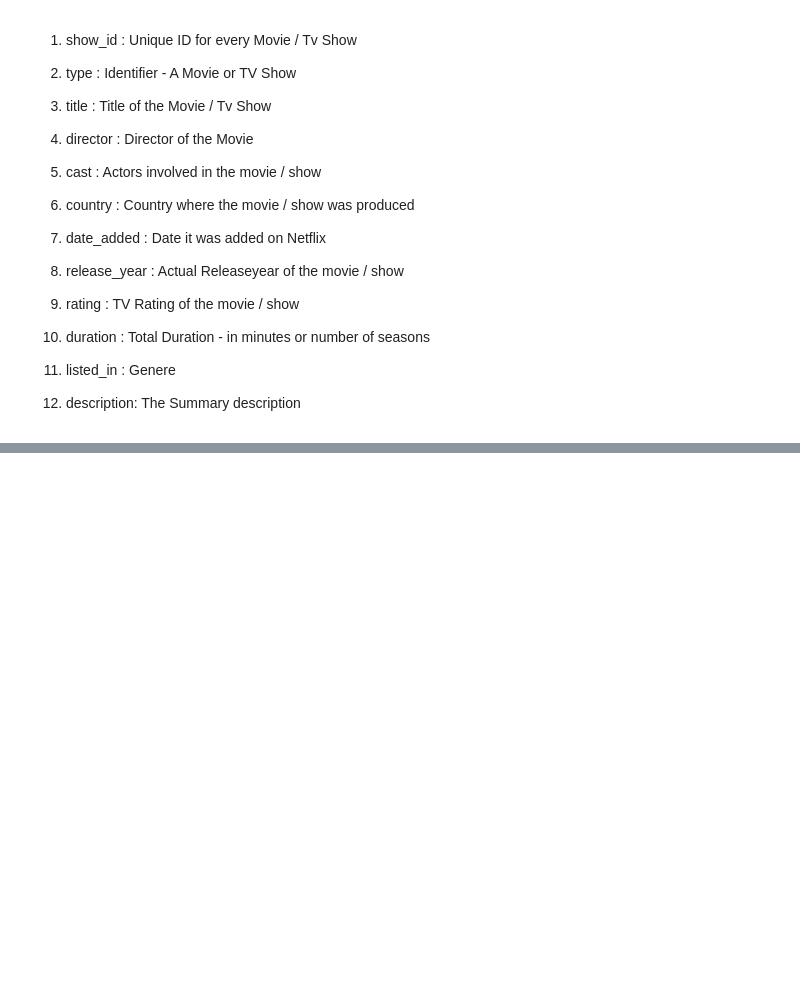
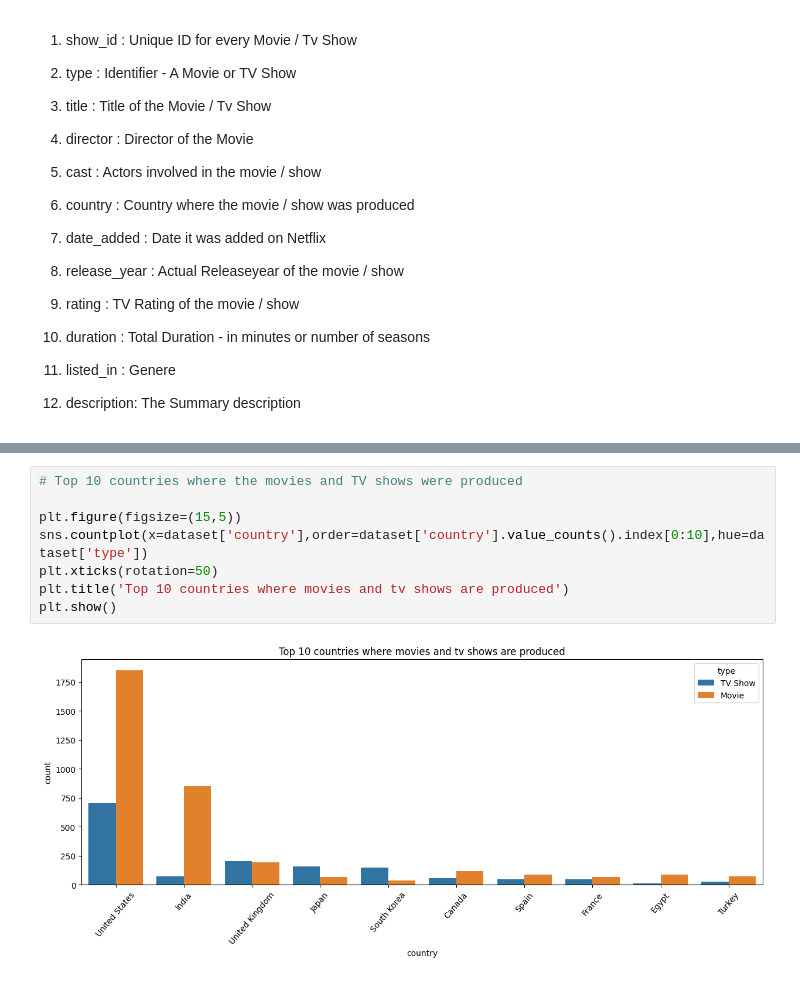
Before and after one commit to Shyam-S-Mishra/Shyam_S_Mishra_Unsupervised-ML_Capstone_Project_Clustering, a Jupyter notebook: Shyam_Shubham_Mishra_Unsupervised_ML_Capstone_Project_Clustering.ipynb, the cells around one changed output, grey strips where cells are left out. Drawn from its saved outputs; the diff is of its cells as text; blank space fills up the shorter version.

```diff
--- a/Shyam_Shubham_Mishra_Unsupervised_ML_Capstone_Project_Clustering.ipynb
+++ b/Shyam_Shubham_Mishra_Unsupervised_ML_Capstone_Project_Clustering.ipynb
@@ -204,0 +271,10 @@ dtype: int64
+# %%
+# Top 10 countries where the movies and TV shows were produced
+
+plt.figure(figsize=(15,5))
+sns.countplot(x=dataset['country'],order=dataset['country'].value_counts().index[0:10],hue=dataset['type'])
+plt.xticks(rotation=50)
+plt.title('Top 10 countries where movies and tv shows are produced')
+plt.show()
+# %% [output]
+[figure, added]
```
Also changed, not shown: parts of 8 cells of this notebook.
